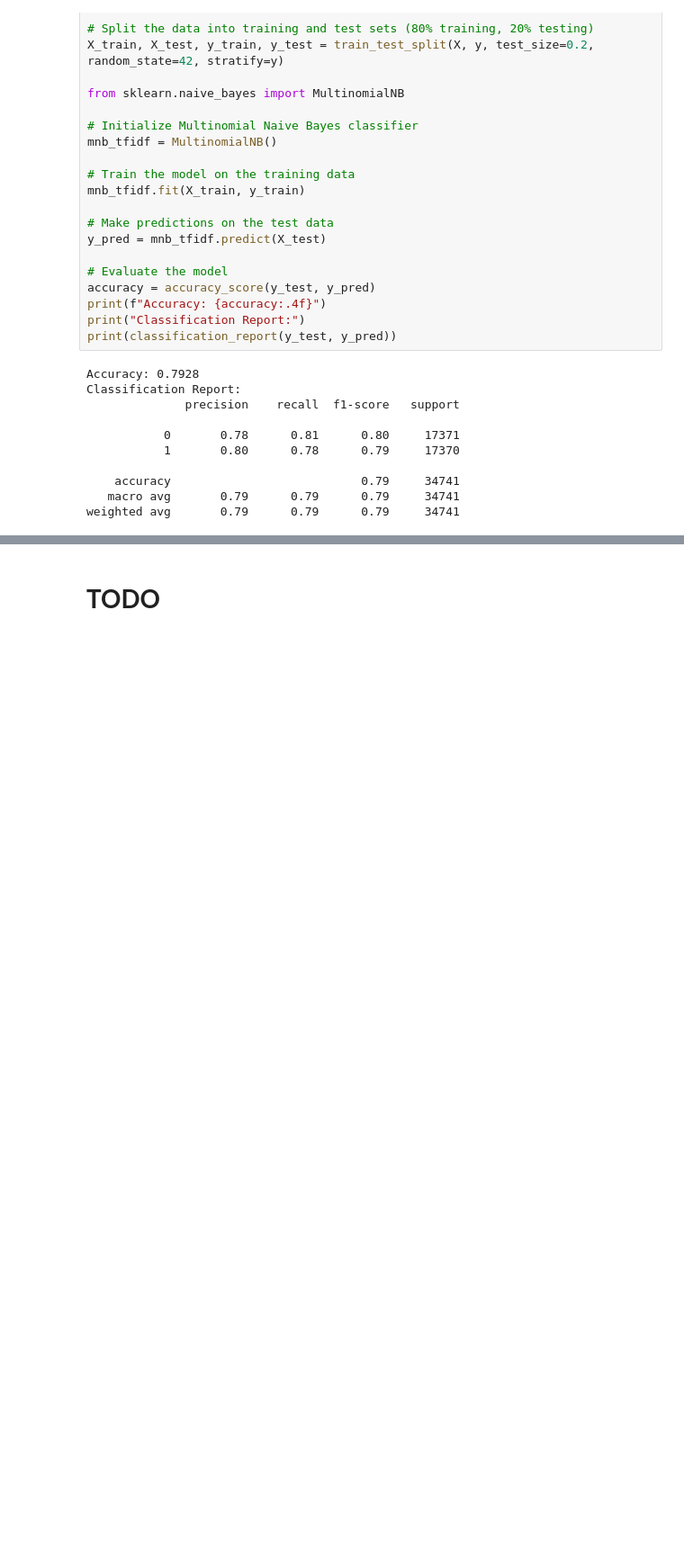
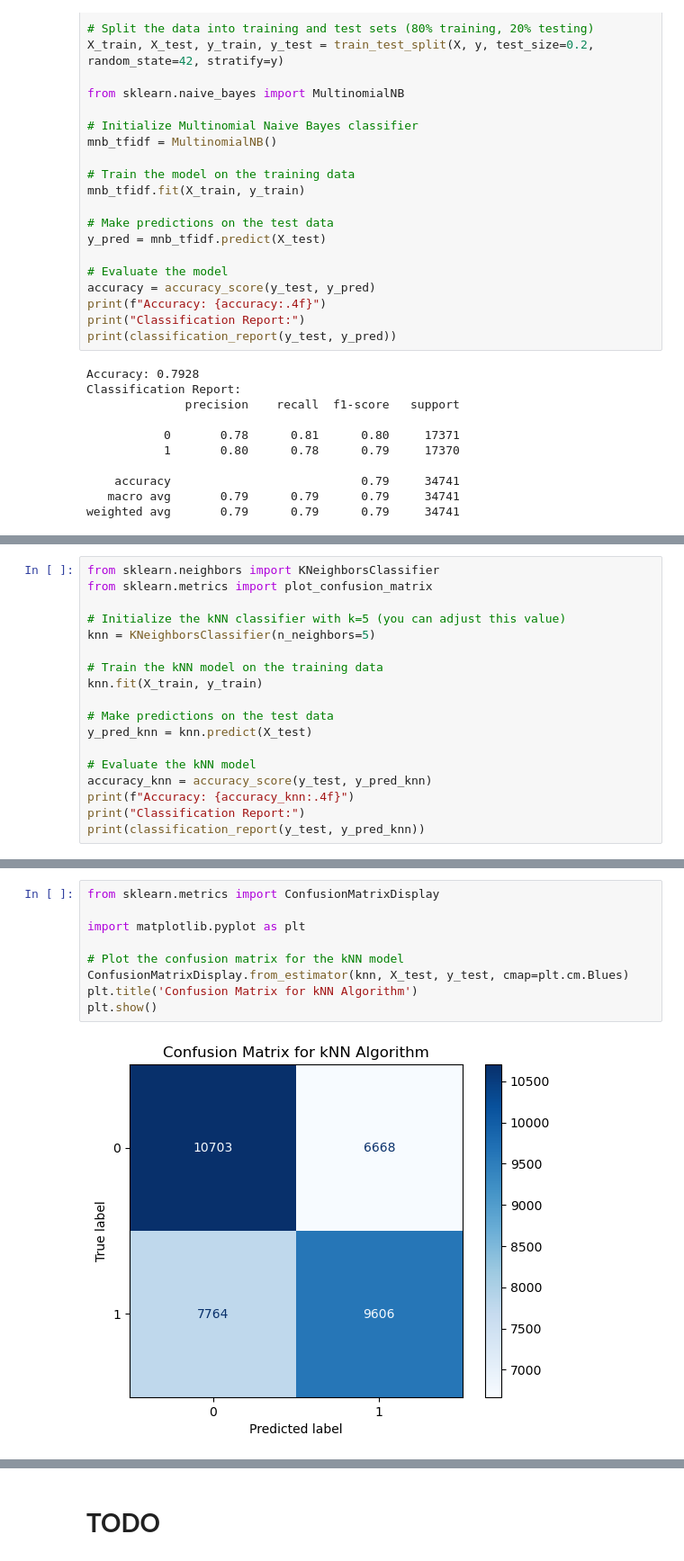
Before and after one commit to ranuru/machine-learning-exam, a Jupyter notebook: task1/notebook.ipynb, the cells around one changed output, grey strips where cells are left out. Shown at 90% size. Cells and saved outputs as stored; diff of their text form; blank space fills up the shorter version.

Commit message:
added the knn algorithm to the mix. testing out hyperparameter optimization but this seems not feasible

```diff
--- a/task1/notebook.ipynb
+++ b/task1/notebook.ipynb
@@ -269,0 +272,18 @@ weighted avg       0.79      0.79      0.79     34741
+# %%
+from sklearn.neighbors import KNeighborsClassifier
+from sklearn.metrics import plot_confusion_matrix
+
+# Initialize the kNN classifier with k=5 (you can adjust this value)
+knn = KNeighborsClassifier(n_neighbors=5)
+
+# Train the kNN model on the training data
+knn.fit(X_train, y_train)
+
+# Make predictions on the test data
+y_pred_knn = knn.predict(X_test)
+
+# Evaluate the kNN model
+accuracy_knn = accuracy_score(y_test, y_pred_knn)
+print(f"Accuracy: {accuracy_knn:.4f}")
+print("Classification Report:")
+print(classification_report(y_test, y_pred_knn))
@@ -269,0 +301,11 @@ weighted avg       0.79      0.79      0.79     34741
+# %%
+from sklearn.metrics import ConfusionMatrixDisplay
+
+import matplotlib.pyplot as plt
+
+# Plot the confusion matrix for the kNN model
+ConfusionMatrixDisplay.from_estimator(knn, X_test, y_test, cmap=plt.cm.Blues)
+plt.title('Confusion Matrix for kNN Algorithm')
+plt.show()
+# %% [output]
+[figure, added]
```
Also changed, not shown: parts of 3 cells of this notebook.
